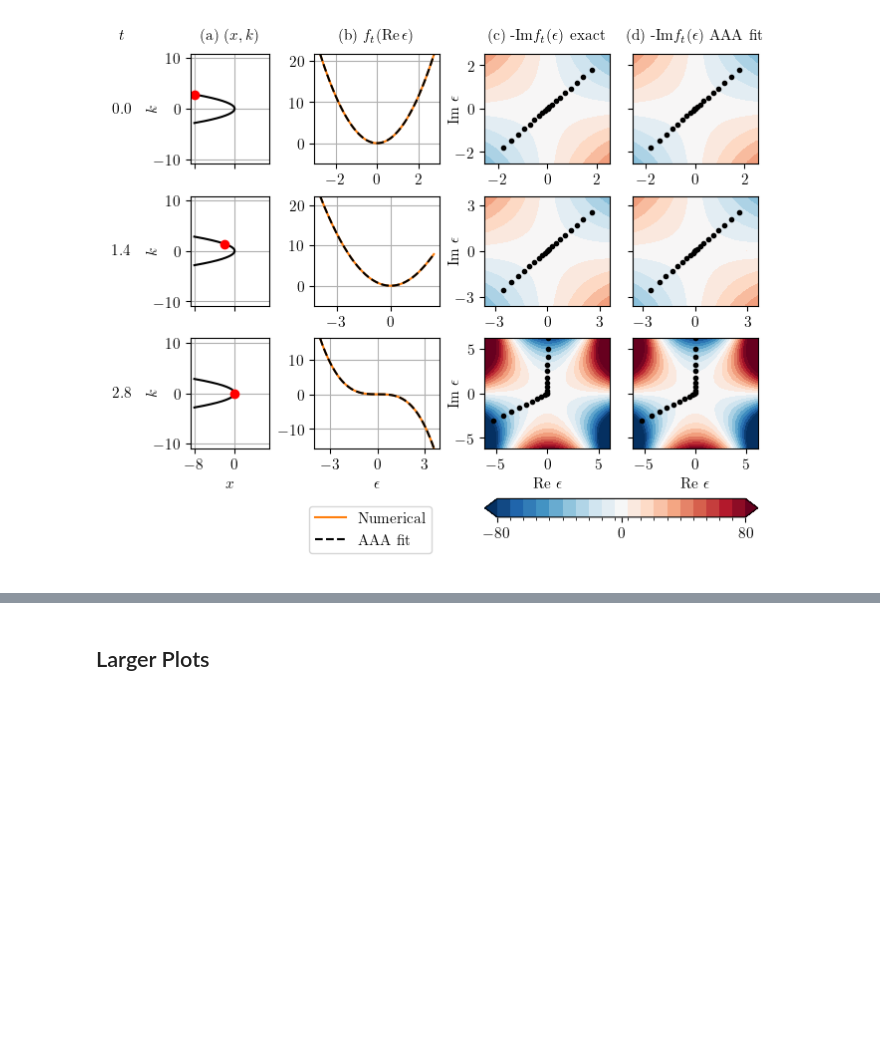
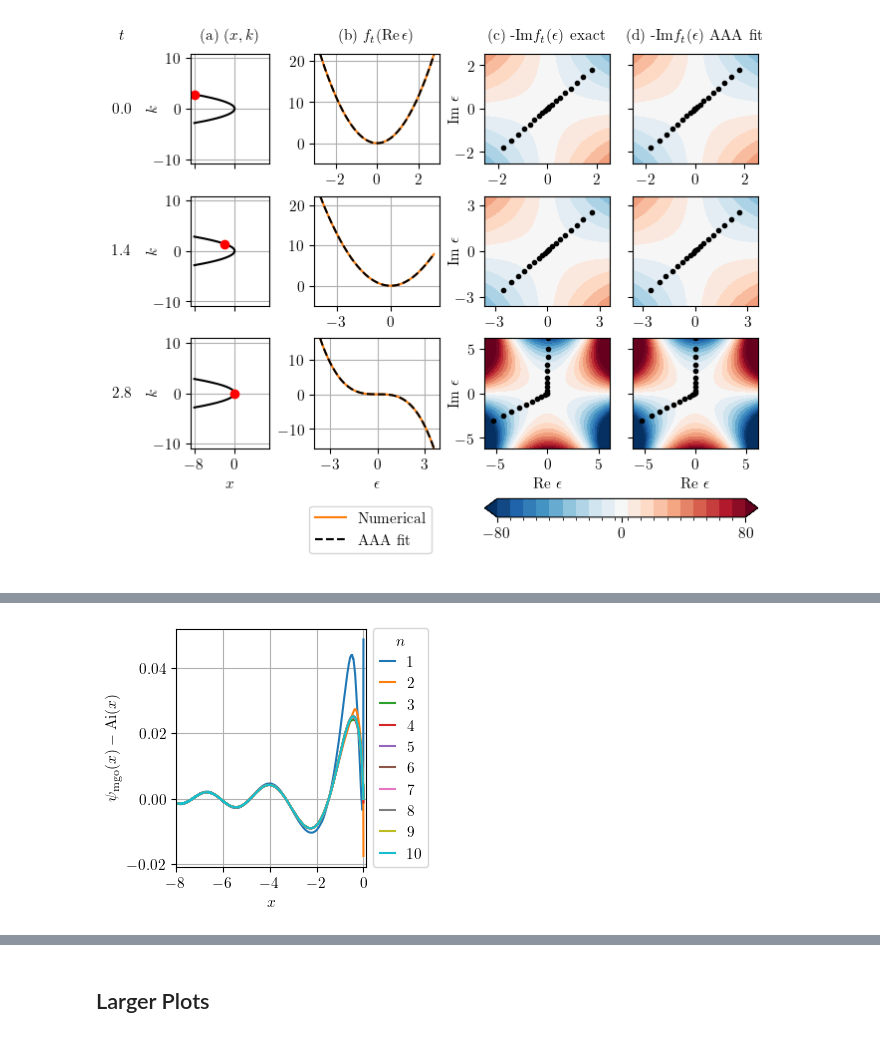
Before and after one commit to runehoejlund/plasma-ray-tracer, a Jupyter notebook: mgo_ex_airy.ipynb, the cells around one changed output, grey strips where cells are left out. Saved outputs shown, nothing was run; the diff lists cells and outputs as text; code cells hidden in the pictures; blank space fills up the shorter version.

```diff
--- a/mgo_ex_airy.ipynb
+++ b/mgo_ex_airy.ipynb
@@ -373,0 +443,33 @@ plt.show()
+# %%
+xi = np.linspace(-8, 0, 1000)
+fig, ax = plt.subplots(1, 1, figsize=(8.4*cm, 7.4*cm), constrained_layout=True)
+
+linestyles = ['-']
+colors = list(mpl.colors.TABLEAU_COLORS.values())
+
+ns = []
+max_errs_quad = []
+for i, sol in enumerate(num_study_quad):
+    ns.append(sol['n'])
+    ray_field_i, field_i, A0_i = (sol[key] for key in ['ray_field', 'field', 'A0'])
+    err = np.real(field_i(xi)) - Ai(xi)
+    max_errs_quad.append(np.max(np.abs(err)))
+    # ax.plot(xs[i_start:i_end], np.real(A0_i*ray_field_i), label='$n=' + str(sol['n']) + '$')
+    color = colors[i % len(colors)]
+    linestyle = linestyles[i % len(linestyles)]
+
+    # ax[0].plot(xi, max_errs_quad[i]*np.ones_like(xi), linestyle, color=color)
+    ax.plot(xi, err, linestyle, color=color, label='$' + str(sol['n']) + '$')
+    # ax.plot(xi, np.abs(field_i(xi) - Ai(xi)), linestyles[i % len(linestyles)], label='$n=' + str(sol['n']) + '$')
+# ax.set_yscale('log')
+ax.grid()
+# ax.set_ylim(-0.5e-1, 0.5e-1)
+ax.set_xlim(np.min(xi), np.max(xi)+1e-1)
+ax.set_xticks([-8, -6, -4, -2, 0])
+# ax.legend(ncols=4, bbox_to_anchor=(0.5,-0.28), loc="upper center", handlelength=1)
+ax.legend(ncols=1, bbox_to_anchor=(1,0.5), loc="center left", title='$n$', handlelength=1)
+ax.set_ylabel('$\psi_{\mathrm{mgo}}(x) - \mathrm{Ai}(x)$')
+ax.set_xlabel('$x$')
+plt.show()
+# %% [output]
+[figure, added]
```
Also changed, not shown: parts of 22 cells of this notebook, 2 other files.
